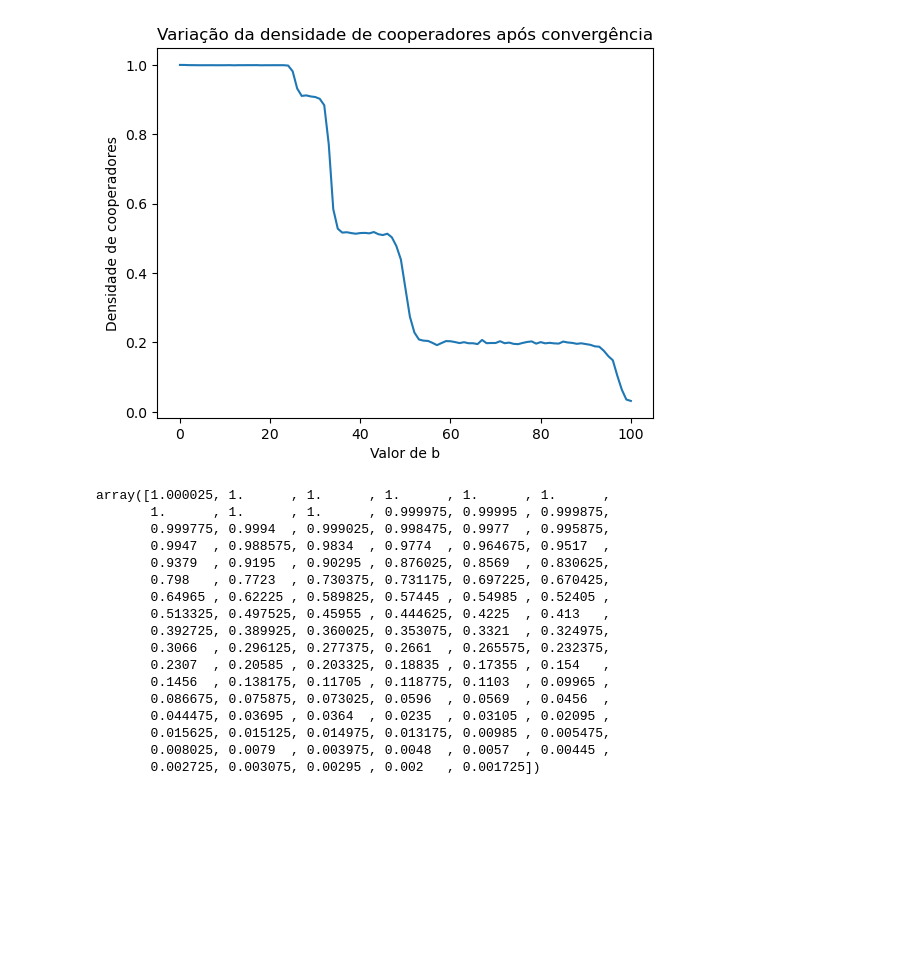
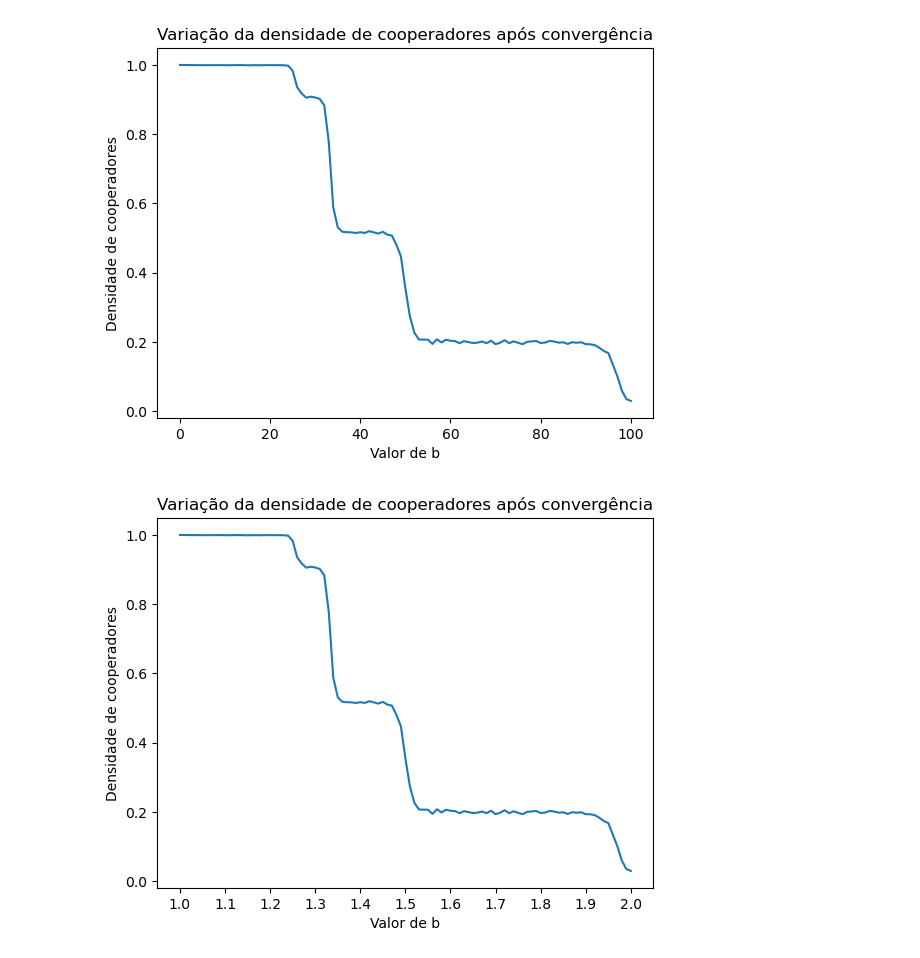
Before and after one commit to lframosferreira/fisica-estatistica-computacional, a Jupyter notebook: teoria_dos_jogos/main.ipynb, the cells around one changed output. Saved outputs shown, nothing was run; the diff lists cells and outputs as text; code cells hidden in the pictures; blank space fills up the shorter version.

Commit message:
making plot better

```diff
--- a/teoria_dos_jogos/main.ipynb
+++ b/teoria_dos_jogos/main.ipynb
@@ -75,11 +75,12 @@ def plot_densities_per_time(densities: npt.NDArray[np.float64]) -> None:
     plt.show()
 
 
-def plot_densities_per_b(densities_per_b: npt.NDArray[np.float64]) -> None:
+def plot_densities_per_b(densities_per_b: npt.NDArray[np.float64], b_variation: np.float64 = 0.01) -> None:
     plt.title("Variação da densidade de cooperadores após convergência")
     plt.xlabel("Valor de b")
+    plt.xticks(ticks=np.arange(1, 2.1, 0.10))
     plt.ylabel("Densidade de cooperadores")
-    plt.plot(densities_per_b)
+    plt.plot(np.arange(1, 2 + b_variation, b_variation), densities_per_b)
     plt.show()
 # %%
 @numba.jit(nopython=True)
@@ -138,23 +139,7 @@ a = get_densities_per_b(K=0.02)
 plot_densities_per_b(densities_per_b=a)
 # %% [output]
 [figure]
-# %%
-a
-# %% [output]
-array([1.000025, 1.      , 1.      , 1.      , 1.      , 1.      ,
-       1.      , 1.      , 1.      , 0.999975, 0.99995 , 0.999875,
-       0.999775, 0.9994  , 0.999025, 0.998475, 0.9977  , 0.995875,
-       0.9947  , 0.988575, 0.9834  , 0.9774  , 0.964675, 0.9517  ,
-       0.9379  , 0.9195  , 0.90295 , 0.876025, 0.8569  , 0.830625,
-       0.798   , 0.7723  , 0.730375, 0.731175, 0.697225, 0.670425,
-       0.64965 , 0.62225 , 0.589825, 0.57445 , 0.54985 , 0.52405 ,
-       0.513325, 0.497525, 0.45955 , 0.444625, 0.4225  , 0.413   ,
-       0.392725, 0.389925, 0.360025, 0.353075, 0.3321  , 0.324975,
-       0.3066  , 0.296125, 0.277375, 0.2661  , 0.265575, 0.232375,
-       0.2307  , 0.20585 , 0.203325, 0.18835 , 0.17355 , 0.154   ,
-       0.1456  , 0.138175, 0.11705 , 0.118775, 0.1103  , 0.09965 ,
-       0.086675, 0.075875, 0.073025, 0.0596  , 0.0569  , 0.0456  ,
-       0.044475, 0.03695 , 0.0364  , 0.0235  , 0.03105 , 0.02095 ,
-       0.015625, 0.015125, 0.014975, 0.013175, 0.00985 , 0.005475,
-       0.008025, 0.0079  , 0.003975, 0.0048  , 0.0057  , 0.00445 ,
-       0.002725, 0.003075, 0.00295 , 0.002   , 0.001725])
+# %%
+plot_densities_per_b(a)
+# %% [output]
+[figure, added]
```
